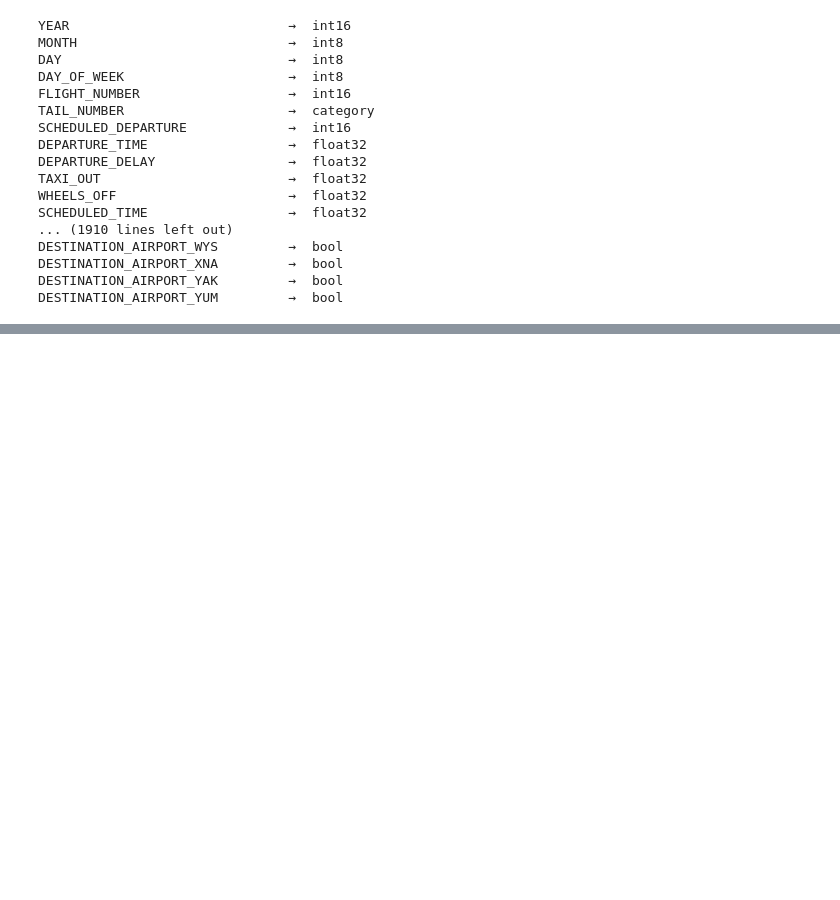
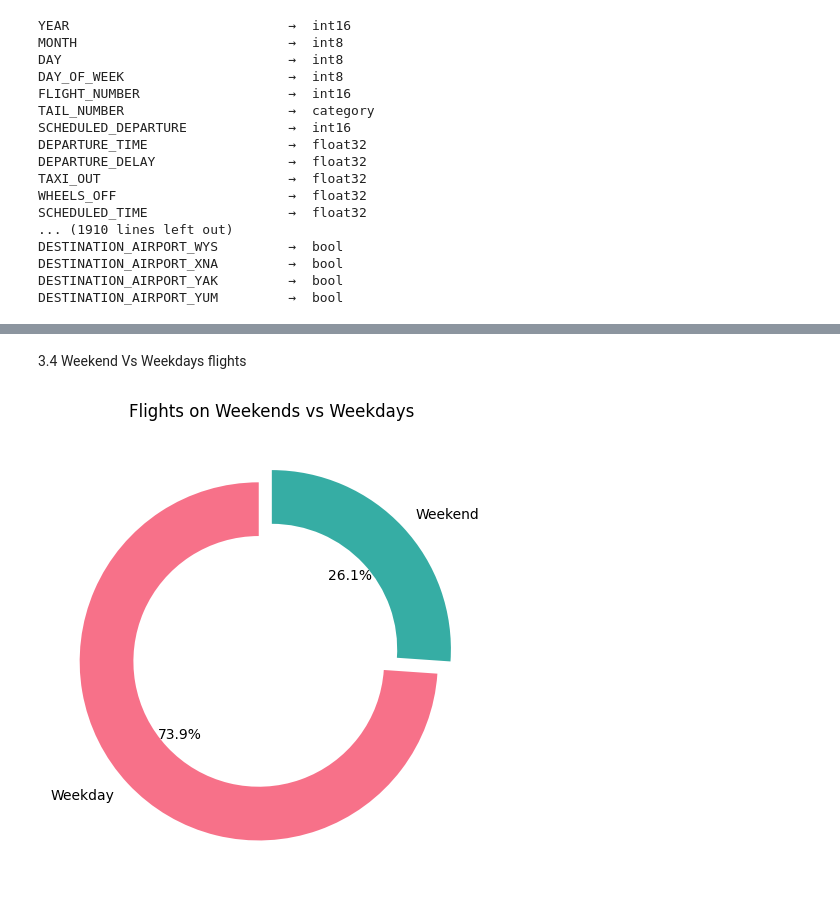
Before and after one commit to ryadavnitb/Batch-7, a Jupyter notebook: Infosys_Internship.ipynb, the cells around one changed output, grey strips where cells are left out. Cells and saved outputs as stored; diff of their text form; code cells hidden in the pictures; blank space fills up the shorter version.

```diff
--- a/Infosys_Internship.ipynb
+++ b/Infosys_Internship.ipynb
@@ -565,0 +580,25 @@ plt.show()
+# %% [markdown]
+3.4 Weekend Vs Weekdays flights
+# %%
+plt.figure(figsize=(8, 5))
+weekend_counts = df['IS_WEEKEND'].value_counts()
+
+color = sns.color_palette("husl", len(weekend_counts))
+descriptive_labels = ['Weekday' if label == False else 'Weekend' for label in weekend_counts.index]
+
+plt.pie(
+    weekend_counts.values,
+    labels=descriptive_labels,
+    autopct='%1.1f%%',
+    startangle=90,
+    colors=color,
+    wedgeprops={'width': 0.3,'linewidth': 2},
+    explode=(0.1, 0)
+)
+plt.title('Flights on Weekends vs Weekdays')
+plt.tight_layout()
+plt.show()
+
+# Maximum flights were in weekdays
+# %% [output]
+[figure, added]
```
Also changed, not shown: parts of 48 cells of this notebook.
